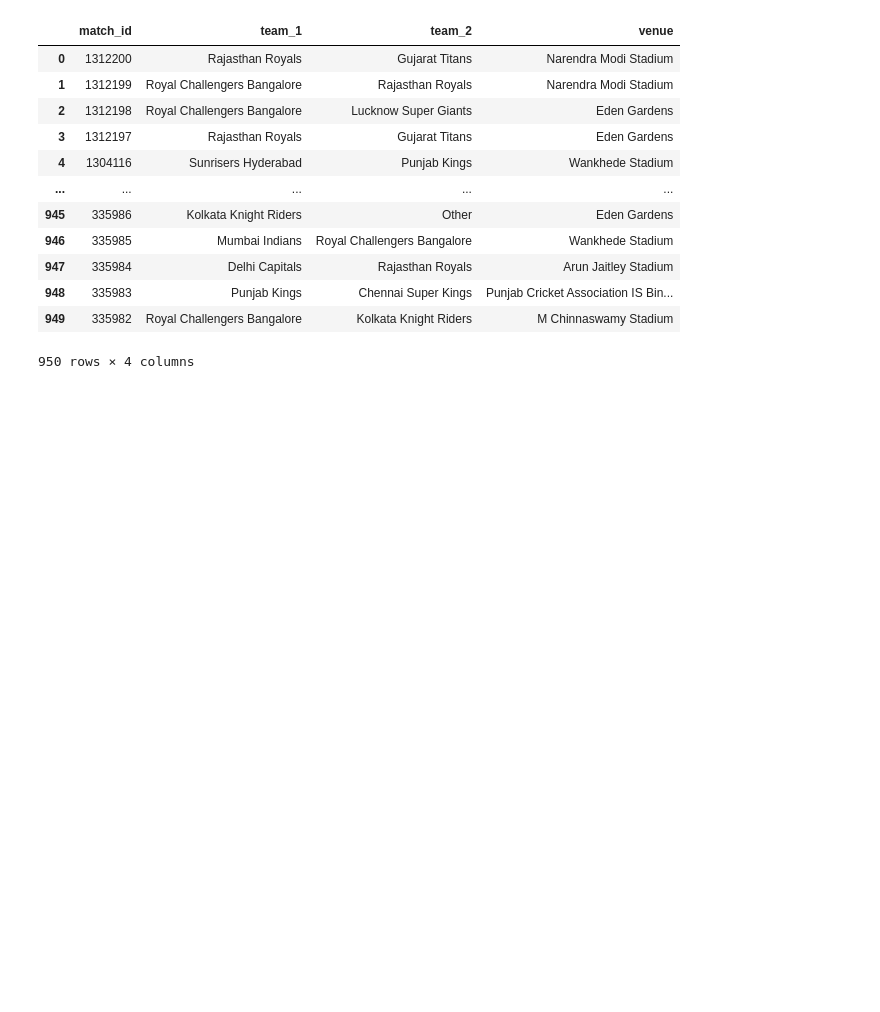
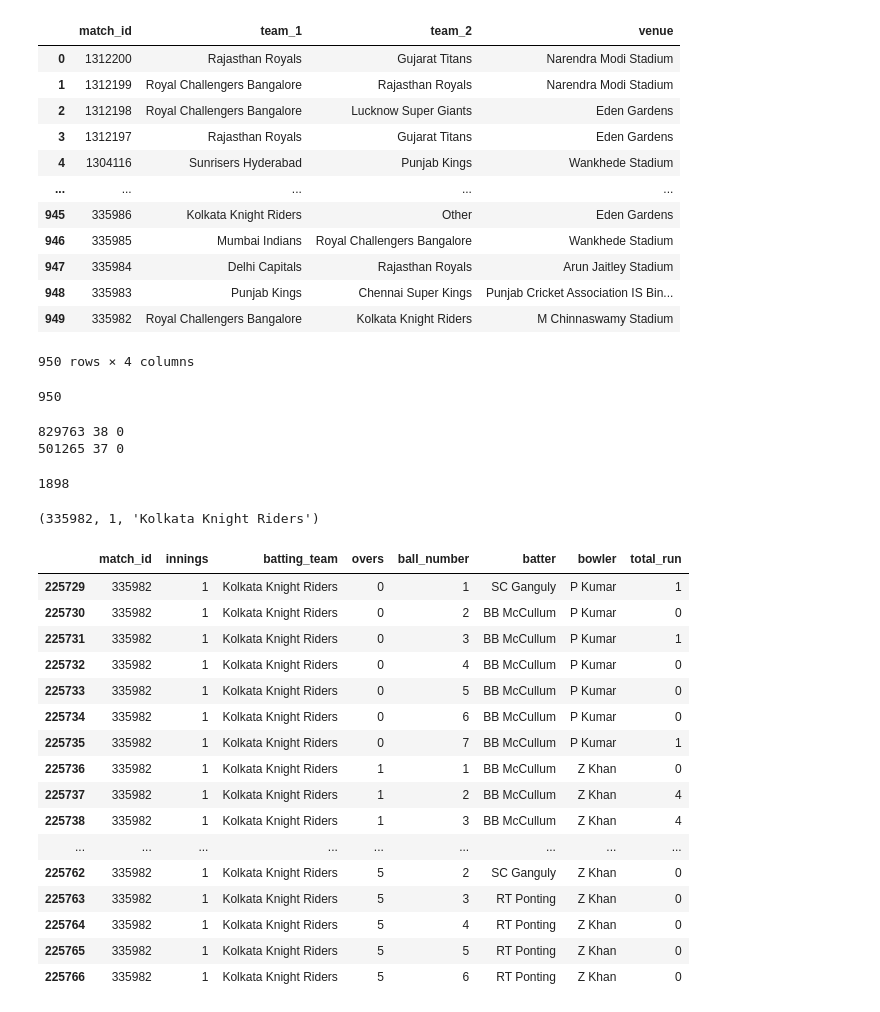
Before and after one commit to k26rahul/IPL2023-Powerplay-Score-Prediction, a Jupyter notebook: IPL2023-Powerplay-Score-Prediction.ipynb, the cells around one changed output. Cells and saved outputs as stored; diff of their text form; code cells hidden in the pictures; blank space fills up the shorter version.

```diff
--- a/IPL2023-Powerplay-Score-Prediction.ipynb
+++ b/IPL2023-Powerplay-Score-Prediction.ipynb
@@ -323,3 +323,50 @@ matches_result
 | 948 | 335983 | Punjab Kings | Chennai Super Kings | Punjab Cricket Association IS Bin... |
 | 949 | 335982 | Royal Challengers Bangalore | Kolkata Knight Riders | M Chinnaswamy Stadium |
 950 rows × 4 columns
+# %%
+len(ball_by_ball['match_id'].unique())
+# %% [output]
+950
+# %%
+# To find the matches: second inning data is missing
+for match_id in ball_by_ball['match_id'].unique():
+    l1 = len(ball_by_ball.query(f'match_id == {
+             match_id}').query('innings == 1'))
+    l2 = len(ball_by_ball.query(f'match_id == {
+             match_id}').query('innings == 2'))
+
+    if l1 == 0 or l2 == 0:
+        print(match_id, l1, l2)
+        continue
+# %% [output]
+829763 38 0
+501265 37 0
+# %%
+grouped_data = ball_by_ball.groupby(['match_id', 'innings', 'batting_team'])
+grouped_data = [(name, group) for name, group in grouped_data]
+
+len(grouped_data)
+
+name, group = [(name, group) for name, group in grouped_data][0]
+name
+group
+# %% [output]
+1898
+(335982, 1, 'Kolkata Knight Riders')
+|  | match_id | innings | batting_team | overs | ball_number | batter | bowler | total_run |
+| 225729 | 335982 | 1 | Kolkata Knight Riders | 0 | 1 | SC Ganguly | P Kumar | 1 |
+| 225730 | 335982 | 1 | Kolkata Knight Riders | 0 | 2 | BB McCullum | P Kumar | 0 |
+| 225731 | 335982 | 1 | Kolkata Knight Riders | 0 | 3 | BB McCullum | P Kumar | 1 |
+| 225732 | 335982 | 1 | Kolkata Knight Riders | 0 | 4 | BB McCullum | P Kumar | 0 |
+| 225733 | 335982 | 1 | Kolkata Knight Riders | 0 | 5 | BB McCullum | P Kumar | 0 |
+| 225734 | 335982 | 1 | Kolkata Knight Riders | 0 | 6 | BB McCullum | P Kumar | 0 |
+| 225735 | 335982 | 1 | Kolkata Knight Riders | 0 | 7 | BB McCullum | P Kumar | 1 |
+| 225736 | 335982 | 1 | Kolkata Knight Riders | 1 | 1 | BB McCullum | Z Khan | 0 |
+| 225737 | 335982 | 1 | Kolkata Knight Riders | 1 | 2 | BB McCullum | Z Khan | 4 |
+| 225738 | 335982 | 1 | Kolkata Knight Riders | 1 | 3 | BB McCullum | Z Khan | 4 |
+| ... | ... | ... | ... | ... | ... | ... | ... | ... |
+| 225762 | 335982 | 1 | Kolkata Knight Riders | 5 | 2 | SC Ganguly | Z Khan | 0 |
+| 225763 | 335982 | 1 | Kolkata Knight Riders | 5 | 3 | RT Ponting | Z Khan | 0 |
+| 225764 | 335982 | 1 | Kolkata Knight Riders | 5 | 4 | RT Ponting | Z Khan | 0 |
+| 225765 | 335982 | 1 | Kolkata Knight Riders | 5 | 5 | RT Ponting | Z Khan | 0 |
+| 225766 | 335982 | 1 | Kolkata Knight Riders | 5 | 6 | RT Ponting | Z Khan | 0 |
```
Also changed, not shown: parts of 8 cells of this notebook.
